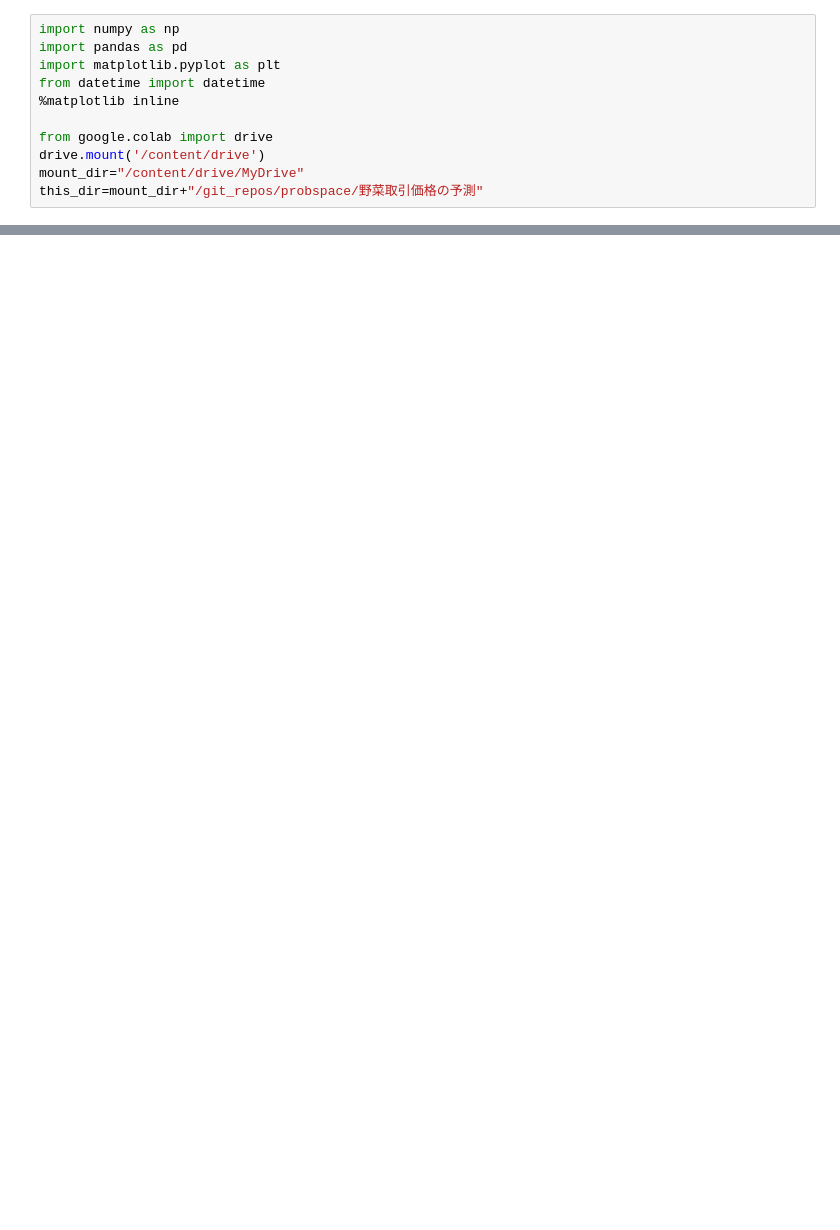
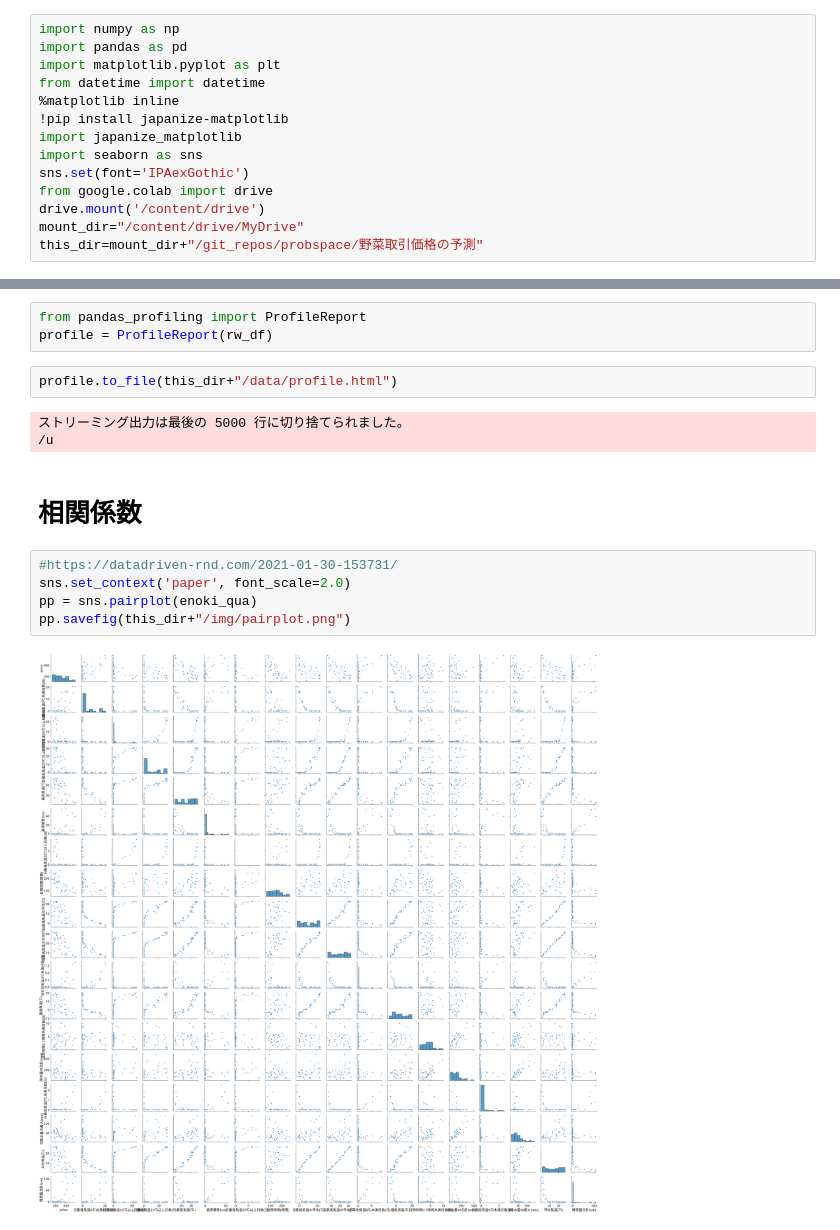
Before and after one commit to ryosuzaki/probspace, a Jupyter notebook: 野菜取引価格の予測/visualize.ipynb, the cells around one changed output, grey strips where cells are left out. Drawn from its saved outputs; the diff is of its cells as text; blank space fills up the shorter version.

```diff
--- a/野菜取引価格の予測/visualize.ipynb
+++ b/野菜取引価格の予測/visualize.ipynb
@@ -4,7 +4,10 @@ import pandas as pd
 import matplotlib.pyplot as plt
 from datetime import datetime
 %matplotlib inline
-
+!pip install japanize-matplotlib
+import japanize_matplotlib
+import seaborn as sns
+sns.set(font='IPAexGothic')
 from google.colab import drive
 drive.mount('/content/drive')
 mount_dir="/content/drive/MyDrive"
@@ -27,0 +89,17 @@ rw_df.head()
+# %%
+from pandas_profiling import ProfileReport
+profile = ProfileReport(rw_df)
+# %%
+profile.to_file(this_dir+"/data/profile.html")
+# %% [output]
+ストリーミング出力は最後の 5000 行に切り捨てられました。
+/u
+# %% [markdown]
+# 相関係数
+# %%
+#https://datadriven-rnd.com/2021-01-30-153731/
+sns.set_context('paper', font_scale=2.0)
+pp = sns.pairplot(enoki_qua)
+pp.savefig(this_dir+"/img/pairplot.png")
+# %% [output]
+[figure, added]
```
Also changed, not shown: parts of 30 cells of this notebook, 1 other file.
